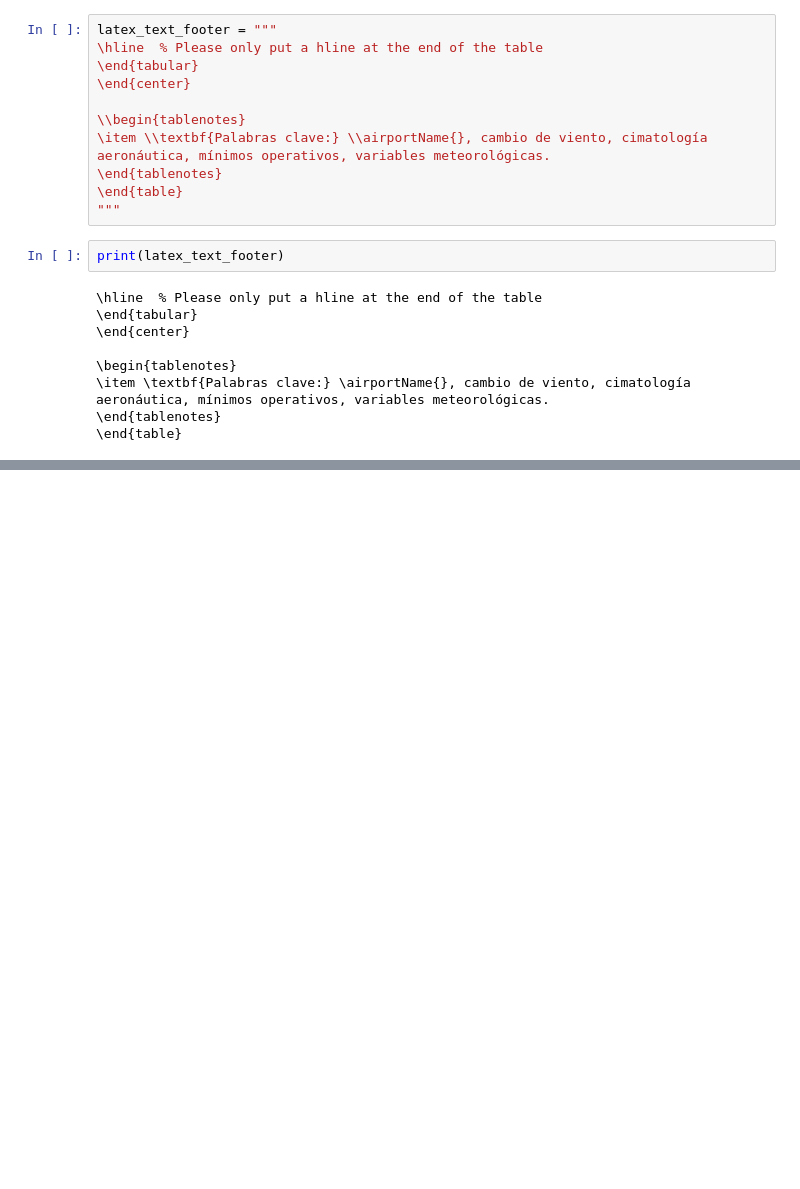
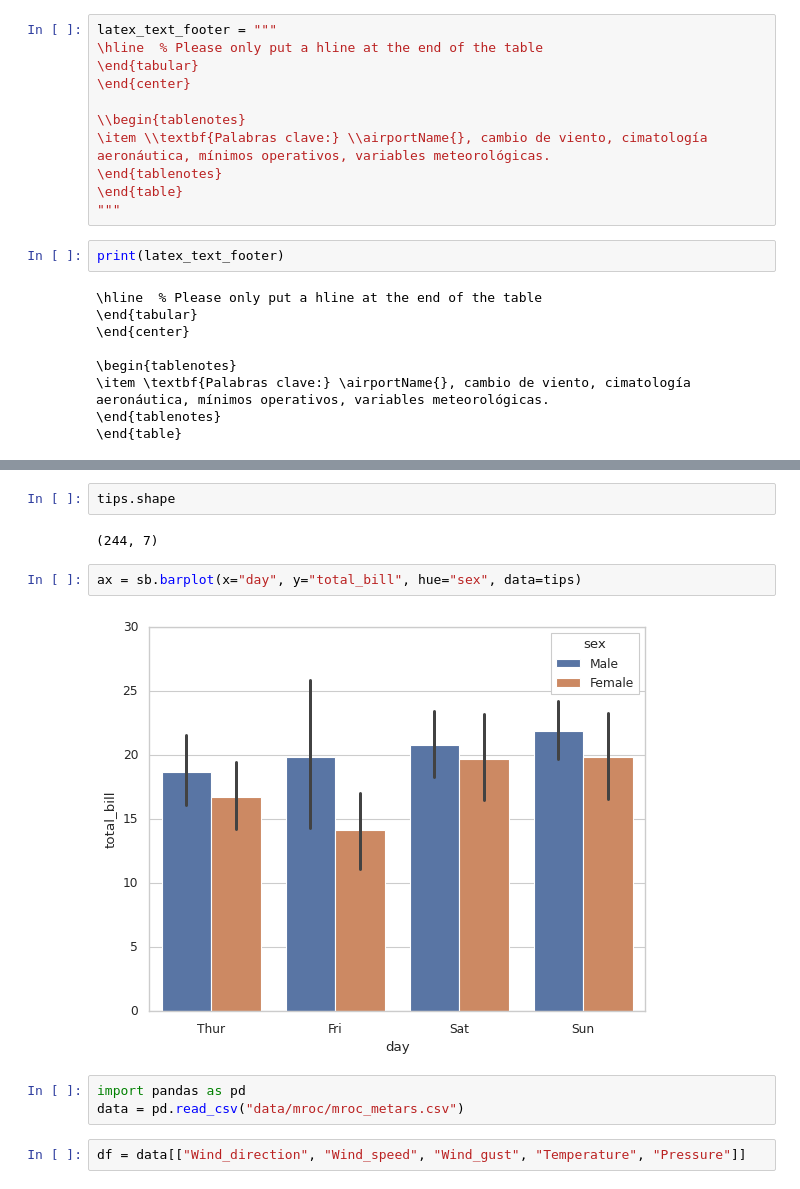
Before and after one commit to imn-climatologias-aeropuertos/climatologias-aeropuertos, a Jupyter notebook: clima.ipynb, the cells around one changed output, grey strips where cells are left out. Saved outputs shown, nothing was run; the diff lists cells and outputs as text; blank space fills up the shorter version.

```diff
--- a/clima.ipynb
+++ b/clima.ipynb
@@ -303,0 +332,13 @@ print(latex_text_footer)
+# %%
+tips.shape
+# %% [output]
+(244, 7)
+# %%
+ax = sb.barplot(x="day", y="total_bill", hue="sex", data=tips)
+# %% [output]
+[figure, added]
+# %%
+import pandas as pd
+data = pd.read_csv("data/mroc/mroc_metars.csv")
+# %%
+df = data[["Wind_direction", "Wind_speed", "Wind_gust", "Temperature", "Pressure"]]
```
Also changed, not shown: parts of 29 cells of this notebook, 4 other files.
